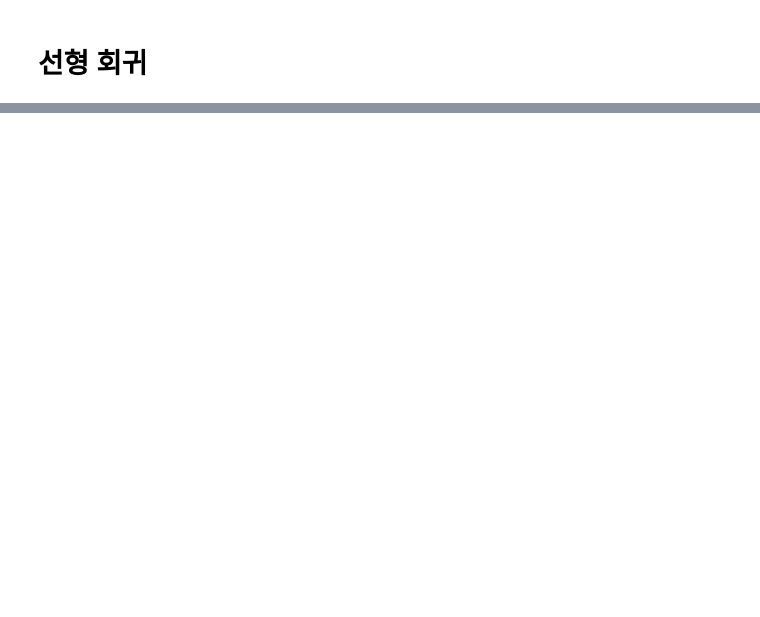
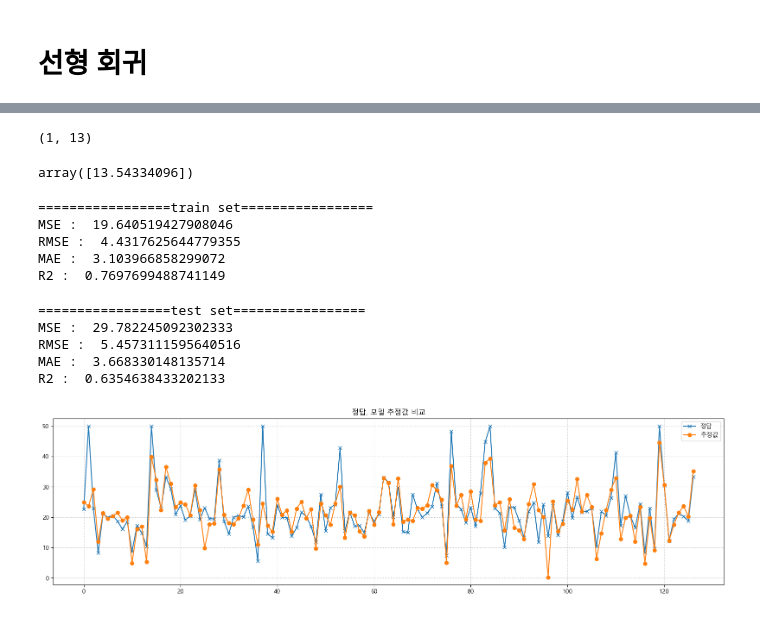
Before and after one commit to aaingyunii/Bootcamp_ML, a Jupyter notebook: 230712_ML_07/230712_ML_review.ipynb, the cells around one changed output, grey strips where cells are left out. Drawn from its saved outputs; the diff is of its cells as text; code cells hidden in the pictures; blank space fills up the shorter version.

```diff
--- a/230712_ML_07/230712_ML_review.ipynb
+++ b/230712_ML_07/230712_ML_review.ipynb
@@ -2,0 +185,12 @@
+# %%
+from dataset import get_boston_dataset
+X_train, X_test, y_train, y_test = get_boston_dataset()
+# %%
+from sklearn.preprocessing import StandardScaler
+scaler = StandardScaler()
+X_train_scaled = scaler.fit_transform(X_train)
+X_test_scaled = scaler.transform(X_test)
+# %%
+from sklearn.linear_model import LinearRegression
+lr = LinearRegression()
+lr.fit(X_train_scaled, y_train)
@@ -2,0 +209,12 @@
+# %%
+X_train_scaled[0].reshape(1, -1).shape
+# reshape()를 하는 이유 :
+## predict() 함수는 두개의 값이 필요하다, (정답, 예측값)
+### 따라서 X_train_scaled 를 2차원으로 변환시켜 해당 조건을 충족시켰다.
+# %% [output]
+(1, 13)
+# %%
+pred_1 = lr.predict(X_train_scaled[0].reshape(1, -1))
+pred_1
+# %% [output]
+array([13.54334096])
@@ -2,0 +224,30 @@
+# %%
+from metrics import print_metrics_regression
+print_metrics_regression(y_train, pred_train, "train set")
+# %% [output]
+=================train set=================
+MSE :  19.640519427908046
+RMSE :  4.4317625644779355
+MAE :  3.103966858299072
+R2 :  0.7697699488741149
+# %%
+pred_test = lr.predict(X_test_scaled)
+print_metrics_regression(y_test, pred_test, "test set")
+# %% [output]
+=================test set=================
+MSE :  29.782245092302333
+RMSE :  5.4573111595640516
+MAE :  3.668330148135714
+R2 :  0.6354638433202133
+# %%
+import matplotlib.pyplot as plt
+plt.figure(figsize=(20, 5))
+x = range(len(y_test)) # index
+plt.plot(x, y_test, marker='x', label="정답")
+plt.plot(x, pred_test, marker='o', label="추정값")
+plt.legend()
+plt.grid(True, linestyle=':')
+plt.title("정답, 모델 추정값 비교")
+plt.show()
+# %% [output]
+[figure, added]
```
Also changed, not shown: parts of 38 cells of this notebook, 2 other files.
